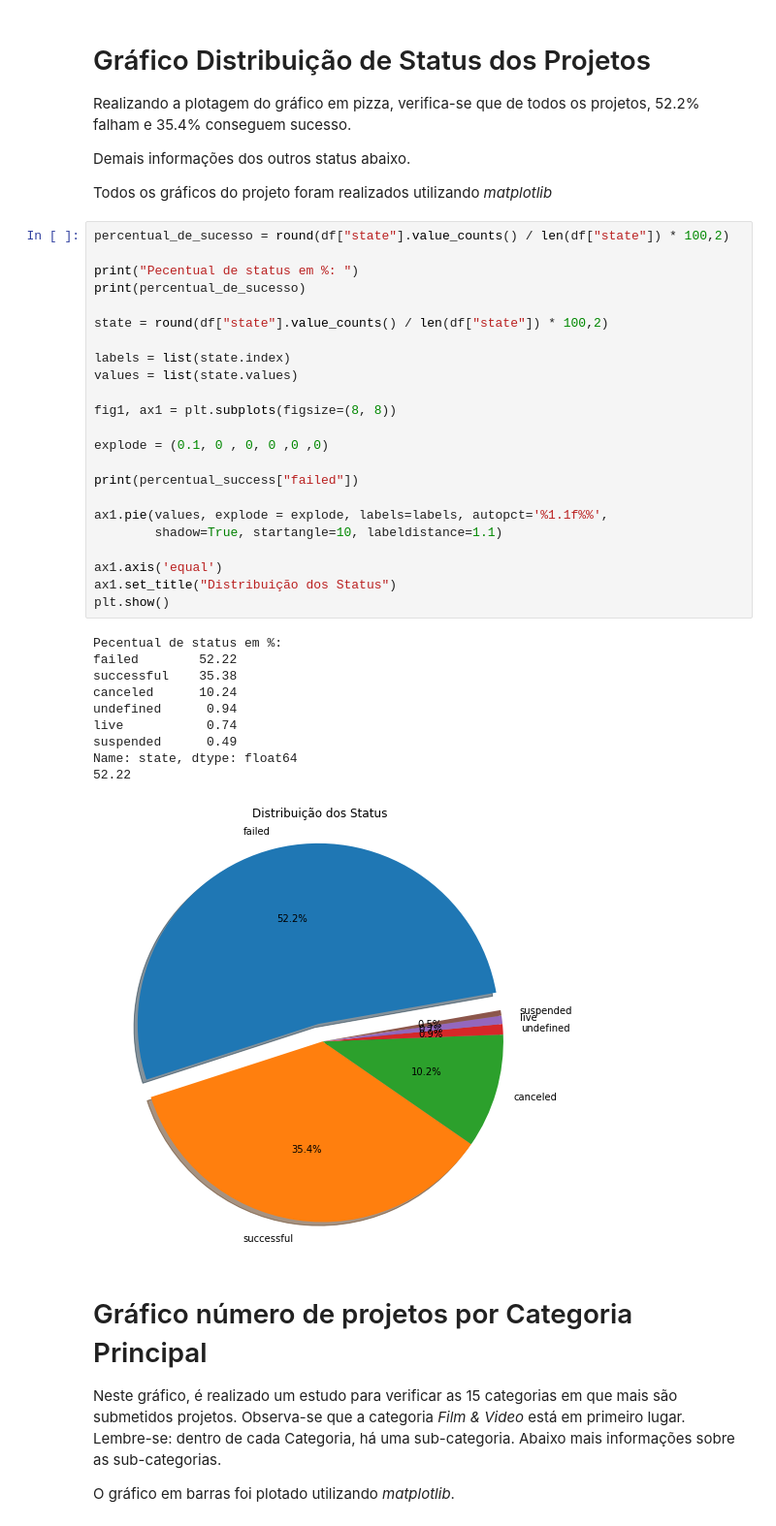
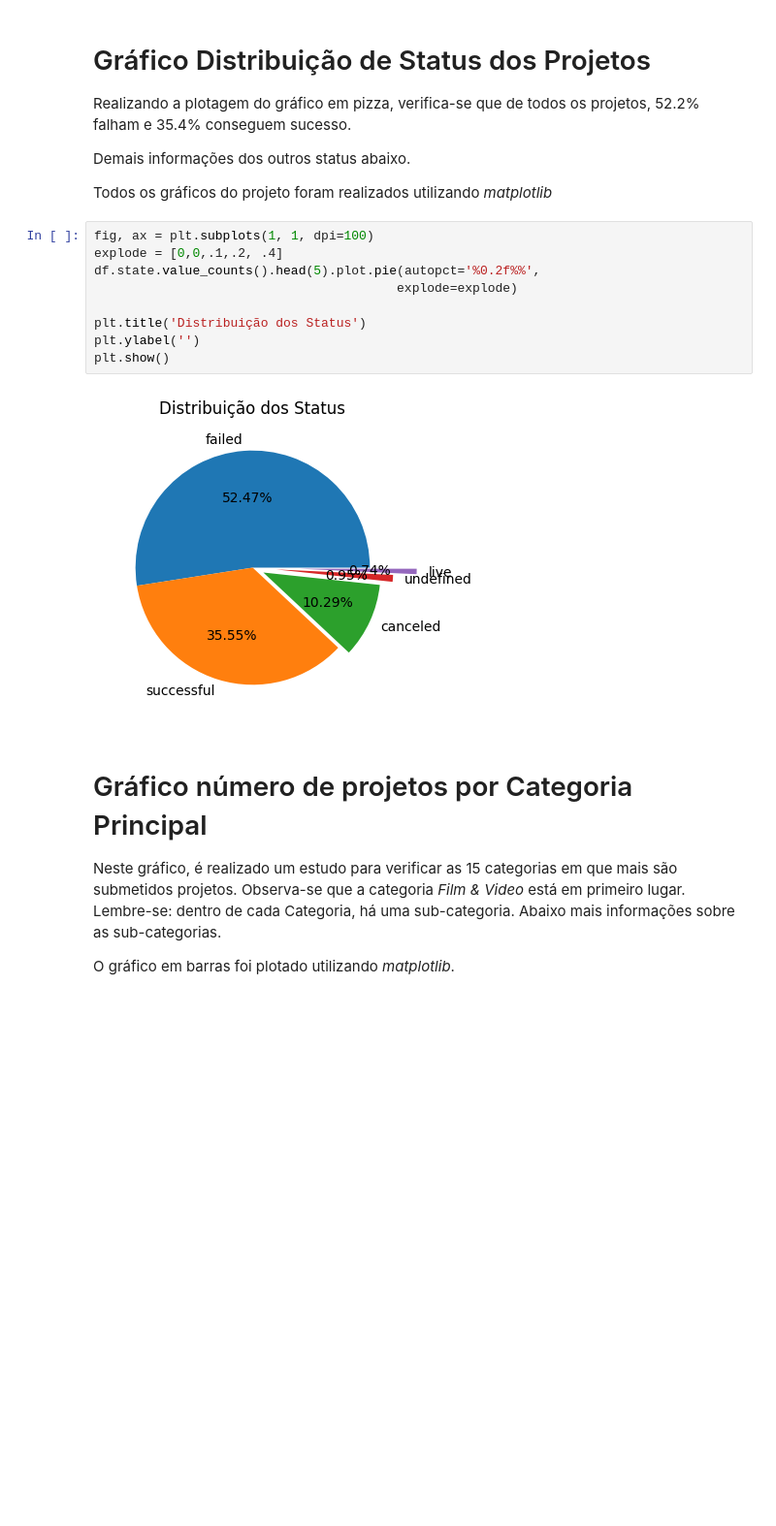
Before and after one commit to victormazevedo/kickstart-random-forest-model, a Jupyter notebook: Kickstarter_Model.ipynb, the cells around one changed output. Shown at 97% size. Drawn from its saved outputs; the diff is of its cells as text; blank space fills up the shorter version.

```diff
--- a/Kickstarter_Model.ipynb
+++ b/Kickstarter_Model.ipynb
@@ -108,40 +120,17 @@ Realizando a plotagem do gráfico em pizza, verifica-se que de todos os projetos
 Demais informações dos outros status abaixo.
 
 Todos os gráficos do projeto foram realizados utilizando *matplotlib*
-# %%
-percentual_de_sucesso = round(df["state"].value_counts() / len(df["state"]) * 100,2)
-
-print("Pecentual de status em %: ")
-print(percentual_de_sucesso)
-
-state = round(df["state"].value_counts() / len(df["state"]) * 100,2)
-
-labels = list(state.index)
-values = list(state.values)
-
-fig1, ax1 = plt.subplots(figsize=(8, 8))
-
-explode = (0.1, 0 , 0, 0 ,0 ,0)
-
-print(percentual_success["failed"])
-
-ax1.pie(values, explode = explode, labels=labels, autopct='%1.1f%%',
-        shadow=True, startangle=10, labeldistance=1.1)
-
-ax1.axis('equal')
-ax1.set_title("Distribuição dos Status")
-plt.show()
-# %% [output]
-Pecentual de status em %:
-failed        52.22
-successful    35.38
-canceled      10.24
-undefined      0.94
-live           0.74
-suspended      0.49
-Name: state, dtype: float64
-52.22
-[figure, removed]
+# %%
+fig, ax = plt.subplots(1, 1, dpi=100)
+explode = [0,0,.1,.2, .4]
+df.state.value_counts().head(5).plot.pie(autopct='%0.2f%%',
+                                        explode=explode)
+
+plt.title('Distribuição dos Status')
+plt.ylabel('')
+plt.show()
+# %% [output]
+[figure, added]
 # %% [markdown]
 # Gráfico número de projetos por Categoria Principal
 
```
Also changed, not shown: parts of 30 cells of this notebook.
